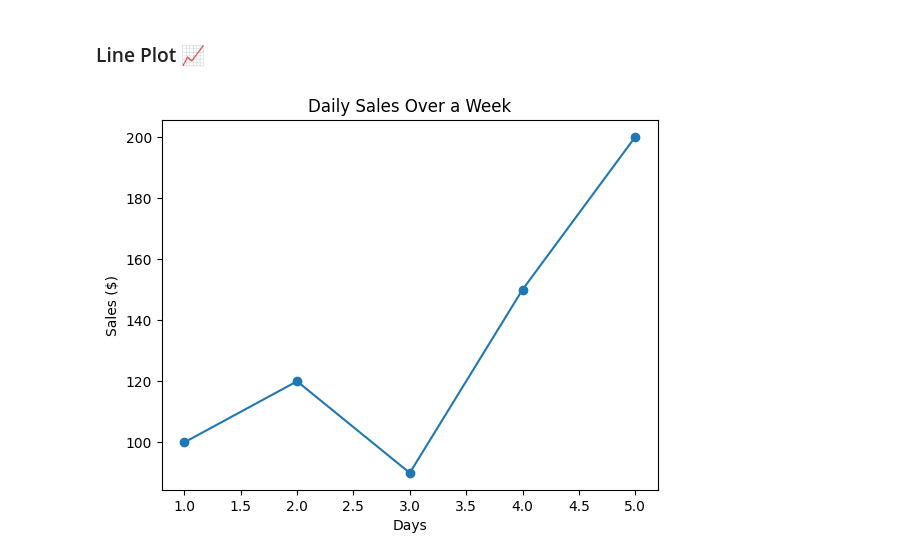
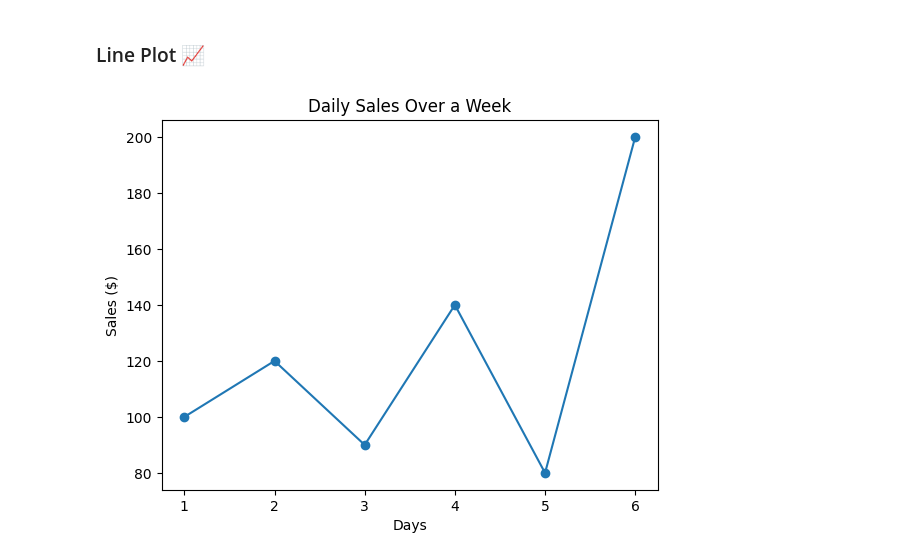
Before and after one commit to StarDust130/ML-101, a Jupyter notebook: Matplotlib/Self-Learn.ipynb, the cells around one changed output. Saved outputs shown, nothing was run; the diff lists cells and outputs as text; code cells hidden in the pictures.

```diff
--- a/Matplotlib/Self-Learn.ipynb
+++ b/Matplotlib/Self-Learn.ipynb
@@ -5,18 +5,18 @@ import matplotlib.pyplot as plt
 ### Line Plot 📈
 # %%
 # Data
-days = [1, 2, 3, 4, 5] # X axis
-sales = [100, 120, 90, 150, 200] # Y axis
+days = [1, 2, 3, 4, 5 ,6] # X axis
+sales = [100, 120, 90, 140, 80, 200] # Y axis
 
 # Create the plot
 plt.plot(days, sales , marker='o' , )
 
 # Add title and labels
 plt.title('Daily Sales Over a Week')
 plt.xlabel('Days')
 plt.ylabel('Sales ($)')
 
 # Show the plot
 plt.show()
 # %% [output]
-[figure, old version]
+[figure, new version]
```
